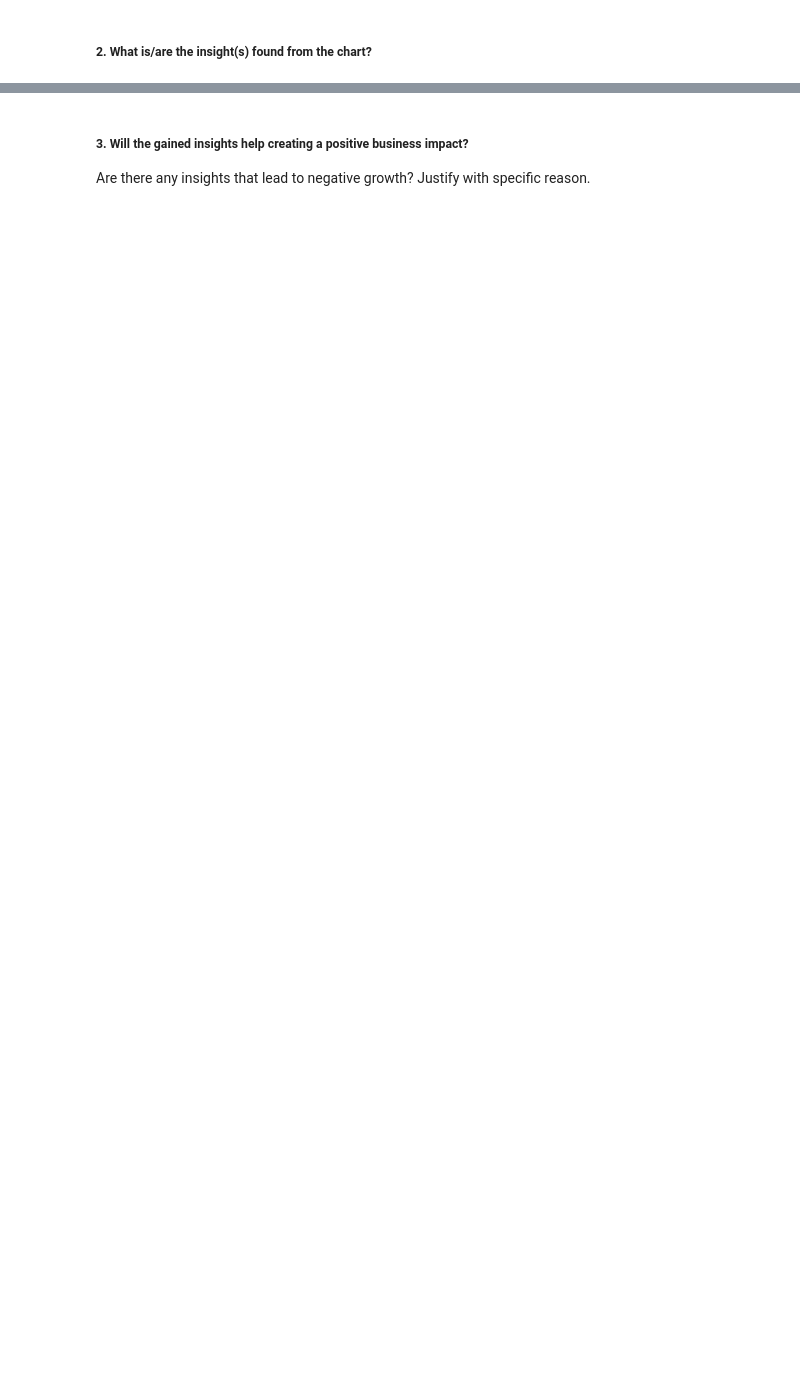
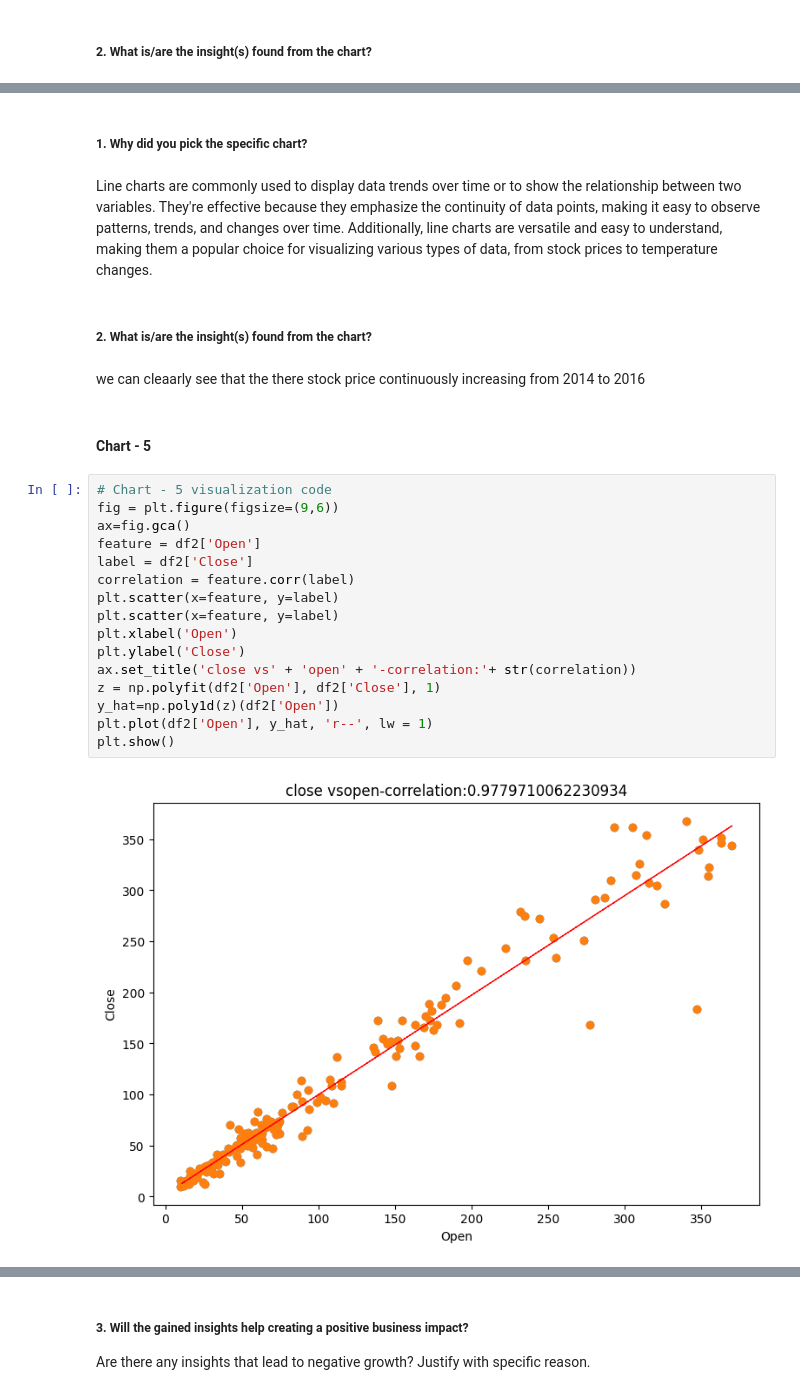
Before and after one commit to dipali-solake/Machine-learning, a Jupyter notebook: Yes_Bank_Stock_Closing_Price_prediction.ipynb, the cells around one changed output, grey strips where cells are left out. Drawn from its saved outputs; the diff is of its cells as text; blank space fills up the shorter version.

```diff
--- a/Yes_Bank_Stock_Closing_Price_prediction.ipynb
+++ b/Yes_Bank_Stock_Closing_Price_prediction.ipynb
@@ -340,0 +363,28 @@ Answer Here
+# %% [markdown]
+##### 1. Why did you pick the specific chart?
+# %% [markdown]
+Line charts are commonly used to display data trends over time or to show the relationship between two variables. They're effective because they emphasize the continuity of data points, making it easy to observe patterns, trends, and changes over time. Additionally, line charts are versatile and easy to understand, making them a popular choice for visualizing various types of data, from stock prices to temperature changes.
+# %% [markdown]
+##### 2. What is/are the insight(s) found from the chart?
+# %% [markdown]
+we can cleaarly see that the there stock price continuously increasing from 2014 to 2016
+# %% [markdown]
+#### Chart - 5
+# %%
+# Chart - 5 visualization code
+fig = plt.figure(figsize=(9,6))
+ax=fig.gca()
+feature = df2['Open']
+label = df2['Close']
+correlation = feature.corr(label)
+plt.scatter(x=feature, y=label)
+plt.scatter(x=feature, y=label)
+plt.xlabel('Open')
+plt.ylabel('Close')
+ax.set_title('close vs' + 'open' + '-correlation:'+ str(correlation))
+z = np.polyfit(df2['Open'], df2['Close'], 1)
+y_hat=np.poly1d(z)(df2['Open'])
+plt.plot(df2['Open'], y_hat, 'r--', lw = 1)
+plt.show()
+# %% [output]
+[figure, added]
```
Also changed, not shown: parts of 164 cells of this notebook.
